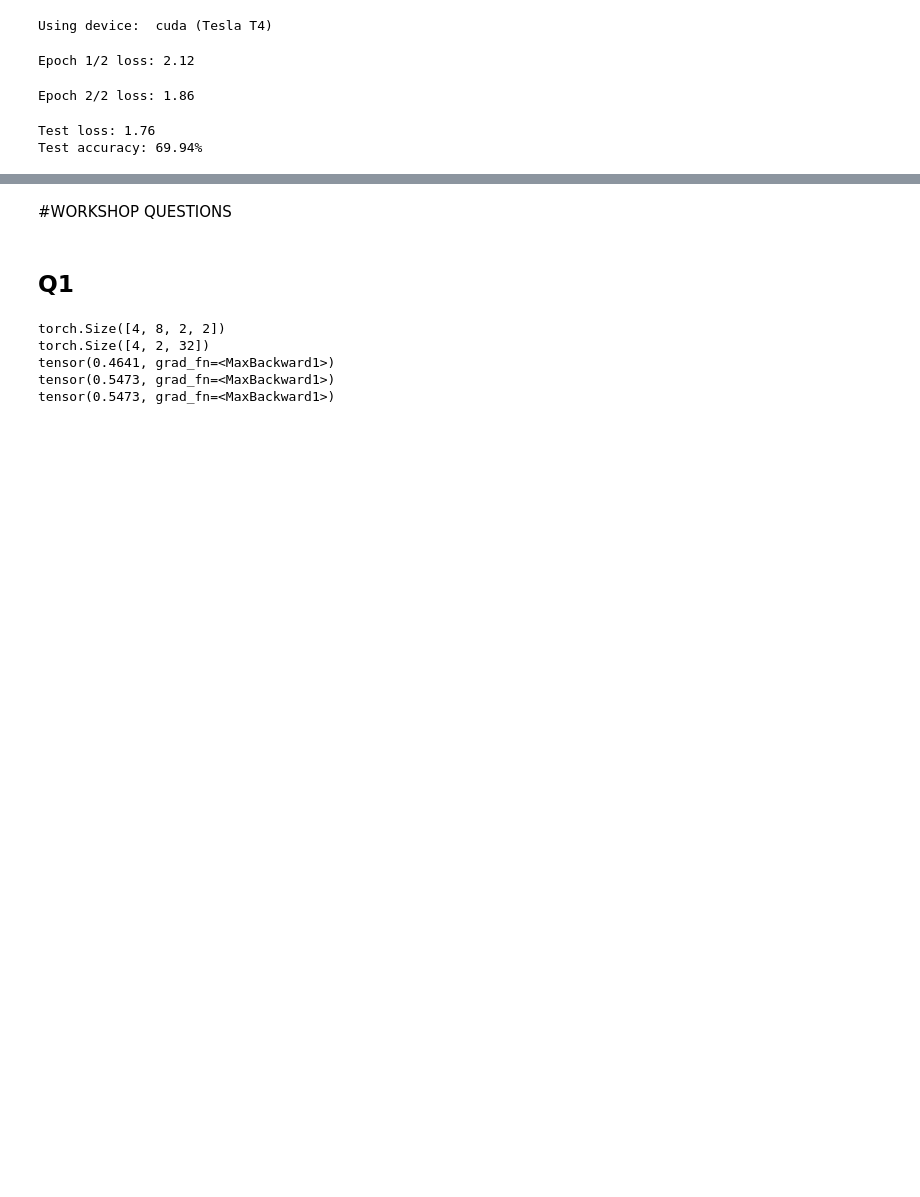
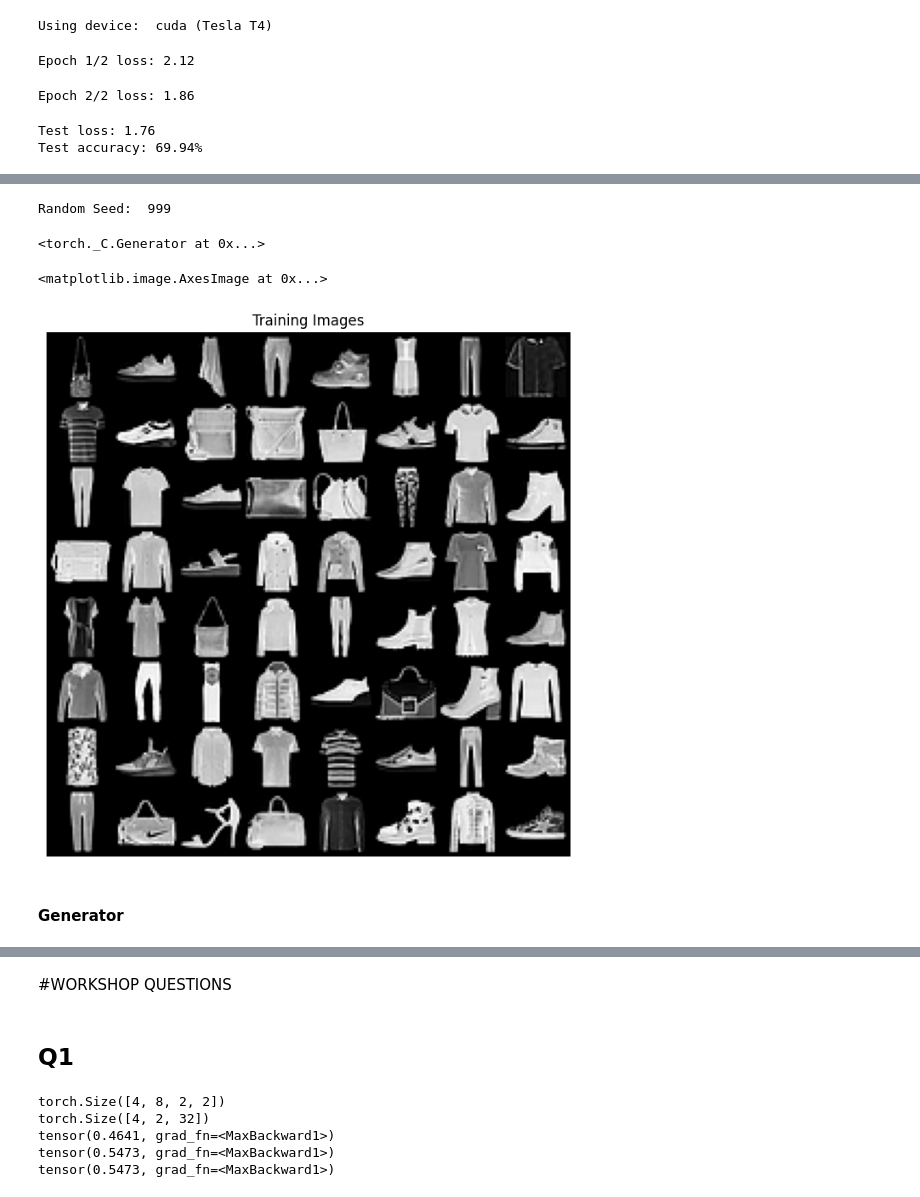
Before and after one commit to AndrewDavidRatnam/Transformers-and-Generative-Models-For-Visual-Tasks-Workshop, a Jupyter notebook: Streaming_Copy_of_Transformers_and_Gen_AI_for_Vision_Workshop.ipynb, the cells around one changed output, grey strips where cells are left out. Drawn from its saved outputs; the diff is of its cells as text; code cells hidden in the pictures; blank space fills up the shorter version.

```diff
--- a/Streaming_Copy_of_Transformers_and_Gen_AI_for_Vision_Workshop.ipynb
+++ b/Streaming_Copy_of_Transformers_and_Gen_AI_for_Vision_Workshop.ipynb
@@ -2799,0 +3299,29 @@ Test accuracy: 69.94%
+# %%
+from __future__ import print_function
+#%matplotlib inline
+import argparse
+import os
+import random
+import torch
+import torch.nn as nn
+import torch.nn.parallel
+import torch.backends.cudnn as cudnn
+import torch.optim as optim
+import torch.utils.data
+import torchvision.datasets as dset
+import torchvision.transforms as transforms
+import torchvision.utils as vutils
+import numpy as np
+import matplotlib.pyplot as plt
+import matplotlib.animation as animation
+from IPython.display import HTML
+
+# Set random seed for reproducibility
+manualSeed = 999
+#manualSeed = random.randint(1, 10000) # use if you want new results
+print("Random Seed: ", manualSeed)
+random.seed(manualSeed)
+torch.manual_seed(manualSeed)
+# %% [output]
+Random Seed:  999
+<torch._C.Generator at 0x...>
@@ -2799,0 +3365,29 @@ Test accuracy: 69.94%
+# %%
+from torchvision.transforms import ToTensor
+from torchvision.datasets import FashionMNIST
+from torch.utils.data import DataLoader
+
+transform = ToTensor()
+
+train_set = FashionMNIST(
+        root="./../datasets", train=True, download=True, transform=transform
+    )
+test_set = FashionMNIST(
+        root="./../datasets", train=False, download=True, transform=transform
+    )
+
+dataloader = DataLoader(train_set, shuffle=True, batch_size=128)
+test_loader = DataLoader(test_set, shuffle=False, batch_size=128)
+
+# Decide which device we want to run on
+device = torch.device("cuda:0" if (torch.cuda.is_available() and ngpu > 0) else "cpu")
+
+# Plot some training images
+real_batch = next(iter(dataloader))
+plt.figure(figsize=(8,8))
+plt.axis("off")
+plt.title("Training Images")
+plt.imshow(np.transpose(vutils.make_grid(real_batch[0].to(device)[:64], padding=2, normalize=True).cpu(),(1,2,0)))
+# %% [output]
+<matplotlib.image.AxesImage at 0x...>
+[figure, added]
@@ -2799,0 +3402,2 @@ Test accuracy: 69.94%
+# %% [markdown]
+#### Generator
```
Also changed, not shown: parts of 27 cells of this notebook.
